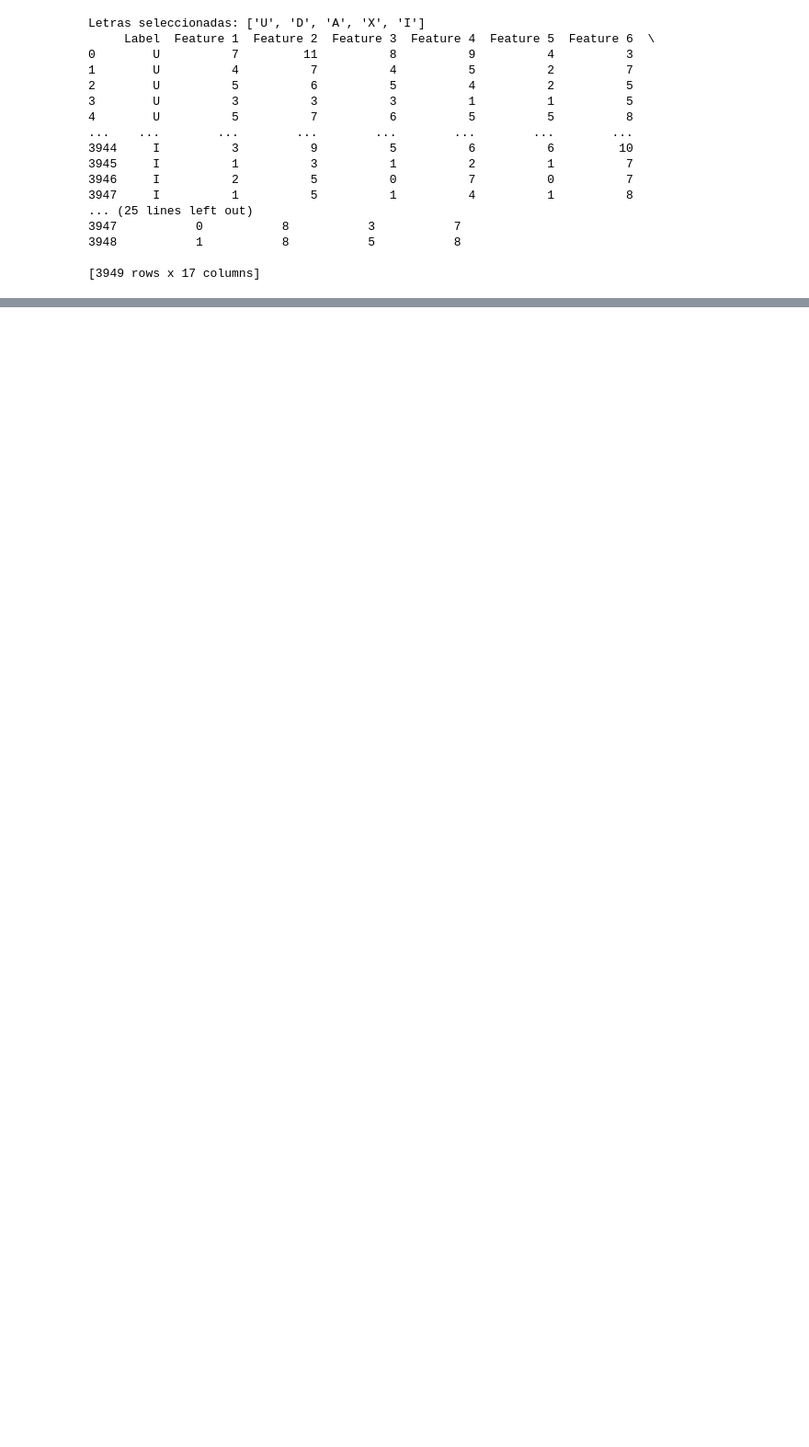
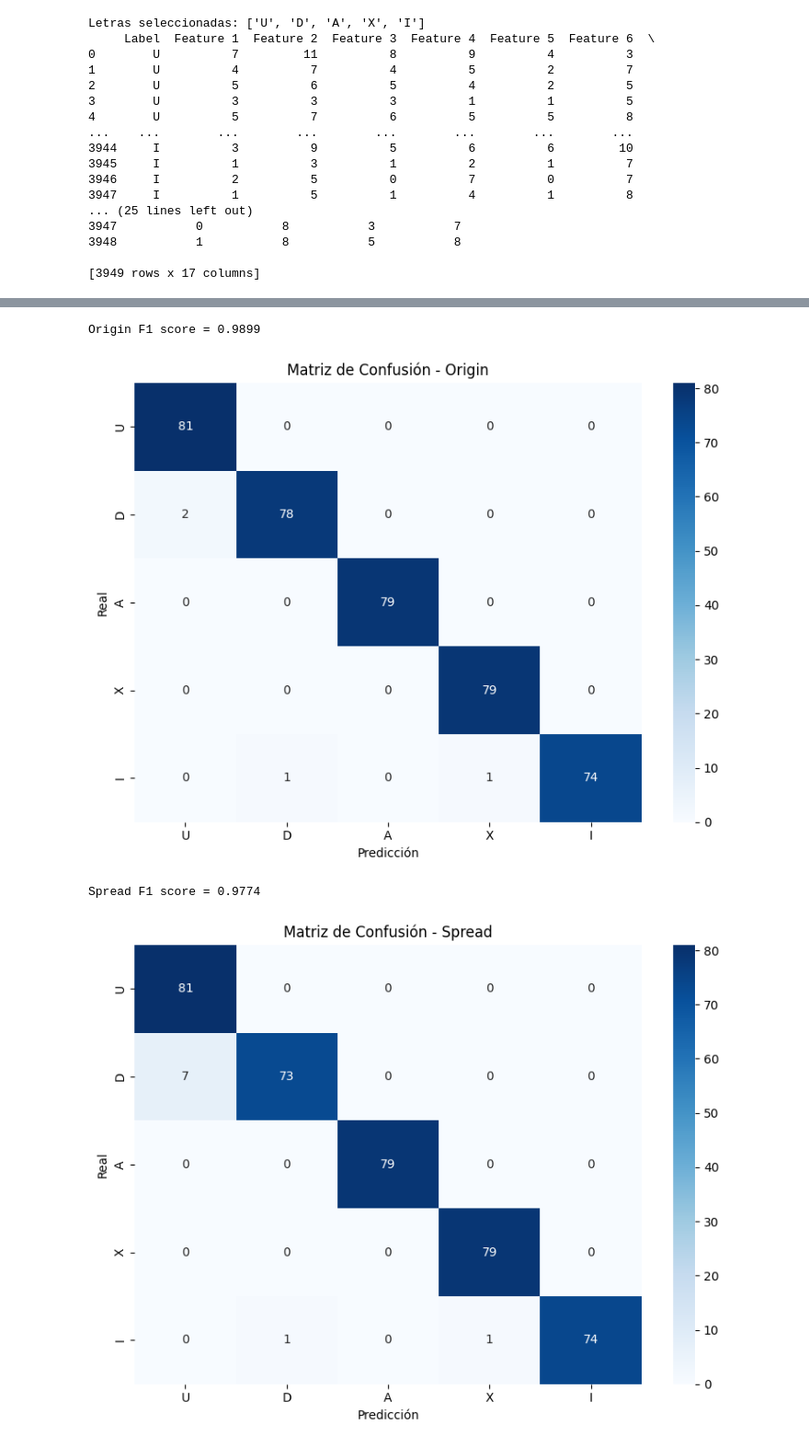
Before and after one commit to JeffAsDRK/Semana_4_ANS, a Jupyter notebook: S4_Lab_Int_4.ipynb, the cells around one changed output, grey strips where cells are left out. Shown at 92% size. Cells and saved outputs as stored; diff of their text form; code cells hidden in the pictures; blank space fills up the shorter version.

```diff
--- a/S4_Lab_Int_4.ipynb
+++ b/S4_Lab_Int_4.ipynb
@@ -473,0 +613,47 @@ print(df_total_filtrado)
+# %%
+from sklearn.svm import SVC
+from sklearn.metrics import f1_score, make_scorer
+from sklearn.pipeline import Pipeline
+from sklearn.preprocessing import StandardScaler
+from sklearn.model_selection import GridSearchCV
+
+# Definir un scorer
+f1_macro = make_scorer(f1_score, average="macro")
+
+# Modelo 1: SVC
+pipeline_svc = Pipeline(
+    [("scaler", StandardScaler()), ("svm", SVC(kernel="rbf", probability=True))]
+)
+# %%
+from sklearn.metrics import confusion_matrix, ConfusionMatrixDisplay
+import matplotlib.pyplot as plt
+import seaborn as sns
+
+f1_score_vector = []
+
+for name, dfs in algorit.items():
+    # Predicciones sobre test
+    pipeline_svc.fit(dfs.iloc[:, :-1], dfs["Uniques"])
+    predict_origin = pipeline_svc.predict(df_test.iloc[:, :-1])
+    f1_score_origin = f1_score(df_test["Uniques"], predict_origin, average="macro")
+    f1_score_vector.append(f1_score_origin)
+
+    print(f"{name} F1 score = {f1_score_origin:.4f}")
+
+    # Crear matriz de confusión
+    cm = confusion_matrix(df_test["Uniques"], predict_origin)
+    labels = letras_unicas
+
+    # Mostrar matriz con seaborn
+    plt.figure(figsize=(8, 6))
+    sns.heatmap(cm, annot=True, fmt="d", cmap="Blues", xticklabels=labels, yticklabels=labels)
+    plt.title(f"Matriz de Confusión - {name}")
+    plt.xlabel("Predicción")
+    plt.ylabel("Real")
+    plt.tight_layout()
+    plt.show()
+# %% [output]
+Origin F1 score = 0.9899
+[figure, added]
+Spread F1 score = 0.9774
+[figure, added]
```
Also changed, not shown: parts of 14 cells of this notebook, 1 other file.
